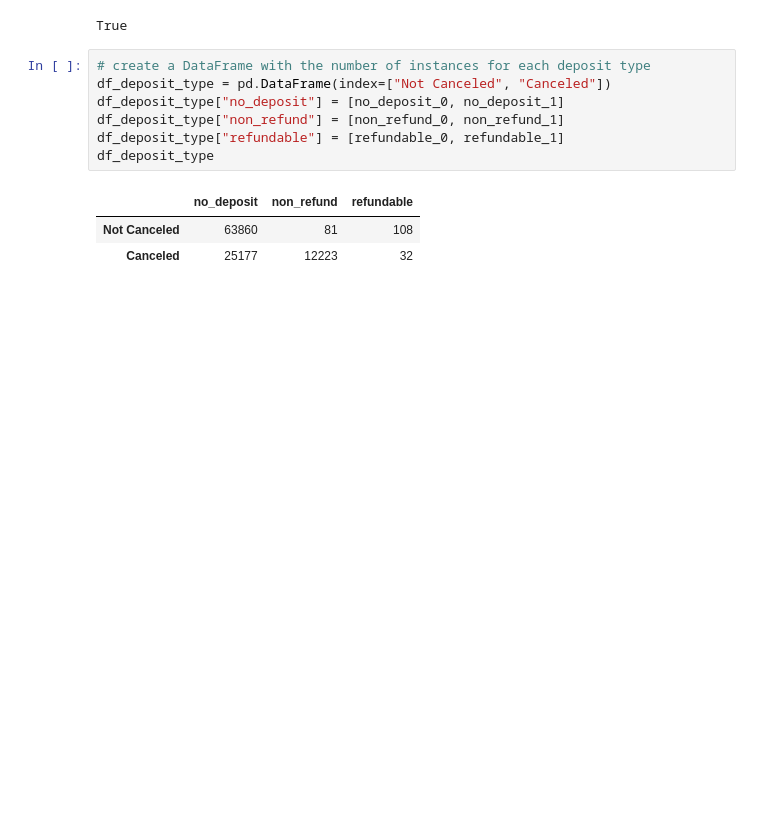
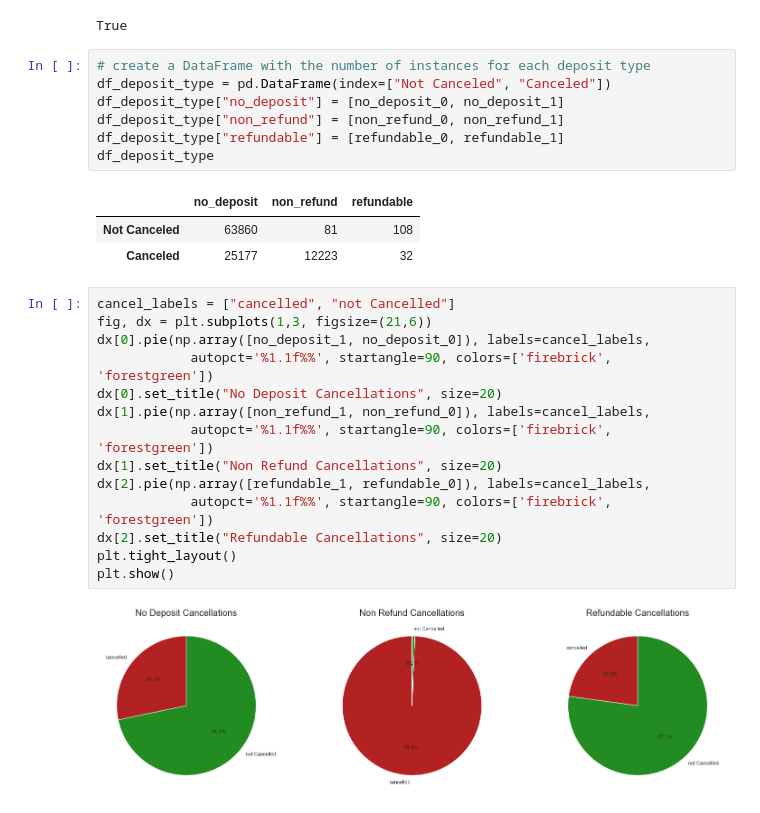
Before and after one commit to adiy55/1SA-Final-Project, a Jupyter notebook: 1SA ML Hotel Bookings.ipynb, the cells around one changed output. Cells and saved outputs as stored; diff of their text form; blank space fills up the shorter version.

Commit message:
Add pie plot of cancellations for each deposit type

```diff
--- a/1SA ML Hotel Bookings.ipynb
+++ b/1SA ML Hotel Bookings.ipynb
@@ -938,3 +938,19 @@ df_deposit_type
 |  | no_deposit | non_refund | refundable |
 | Not Canceled | 63860 | 81 | 108 |
 | Canceled | 25177 | 12223 | 32 |
+# %%
+cancel_labels = ["cancelled", "not Cancelled"]
+fig, dx = plt.subplots(1,3, figsize=(21,6))
+dx[0].pie(np.array([no_deposit_1, no_deposit_0]), labels=cancel_labels,
+            autopct='%1.1f%%', startangle=90, colors=['firebrick', 'forestgreen'])
+dx[0].set_title("No Deposit Cancellations", size=20)
+dx[1].pie(np.array([non_refund_1, non_refund_0]), labels=cancel_labels,
+            autopct='%1.1f%%', startangle=90, colors=['firebrick', 'forestgreen'])
+dx[1].set_title("Non Refund Cancellations", size=20)
+dx[2].pie(np.array([refundable_1, refundable_0]), labels=cancel_labels,
+            autopct='%1.1f%%', startangle=90, colors=['firebrick', 'forestgreen'])
+dx[2].set_title("Refundable Cancellations", size=20)
+plt.tight_layout()
+plt.show()
+# %% [output]
+[figure, added]
```
